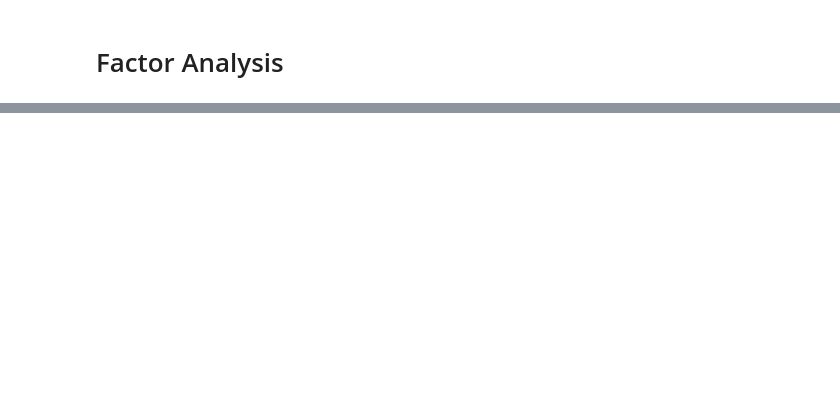
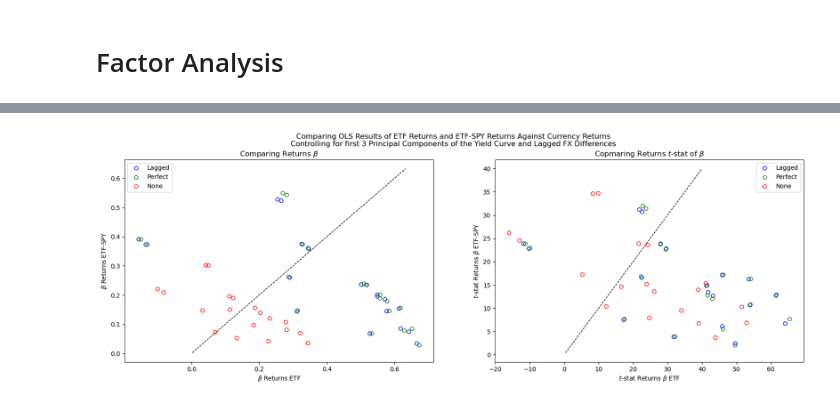
Before and after one commit to diegodalvarez/FXEquitySpillover, a Jupyter notebook: notebook/1FactorModel.ipynb, the cells around one changed output, grey strips where cells are left out. Saved outputs shown, nothing was run; the diff lists cells and outputs as text; code cells hidden in the pictures; blank space fills up the shorter version.

```diff
--- a/notebook/1FactorModel.ipynb
+++ b/notebook/1FactorModel.ipynb
@@ -411,0 +326,67 @@ plt.show()
+# %%
+df_pca_params = FactorExposure().get_ols_params(pca_models)
+# %%
+plot_renamer = {
+    "param_val": r"Comparing Returns $\beta$",
+    "tvalue"   : r"Copmaring Returns $t$-stat of $\beta$"}
+
+x_renamer = {
+    "param_val": r"$\beta$ Returns ETF",
+    "tvalue"   : r"$t$-stat Returns $\beta$ ETF"}
+
+y_renamer = {
+    "param_val": r"$\beta$ Returns ETF-SPY",
+    "tvalue"   : r"$t$-stat Returns $\beta$ ETF-SPY"}
+# %%
+df_tmp = (df_pca_params
+    .loc[lambda x: x.param_name.isin(["etf_rtn", "spread"])]
+    .assign(ending = lambda x: x.group_var.str.split("-").str[-1]))
+
+endings   = df_tmp.ending.drop_duplicates().sort_values().to_list()
+params    = ["param_val", "tvalue"]
+colors    = ["blue", "green", "red"]
+fig, axes = plt.subplots(ncols = len(params), figsize = (20,6))
+
+for param, ax in zip(params, axes.flatten()):
+
+    for ending, color in zip(endings, colors):
+
+        df_plot = (df_tmp
+            .loc[lambda x: x.ending == ending]
+            .rename(columns = {"param_name": ""})
+            .pivot(index = "group_var", columns = "", values = param))
+
+        (ax.scatter(
+            x          = df_plot.etf_rtn,
+            y          = df_plot.spread,
+            facecolors = "none",
+            edgecolors = color,
+            label      = RENAMER[ending]))
+
+    xlim = ax.get_xlim()
+    ylim = ax.get_ylim()
+
+    # Range where y = x is actually inside both axes
+    lower = max(xlim[0] * 0.9, ylim[0] * 1.1)
+    upper = min(xlim[1] * 0.9, ylim[1] * 1.1)
+
+    x = np.linspace(lower, upper, 500)
+
+    ax.plot(
+        x,
+        x,
+        color="black",
+        linestyle="--",
+        linewidth=1,
+        zorder=1)
+
+
+    ax.set_xlabel(x_renamer[param])
+    ax.set_ylabel(y_renamer[param])
+    ax.set_title(plot_renamer[param])
+    ax.legend()
+
+fig.suptitle("Comparing OLS Results of ETF Returns and ETF-SPY Returns Against Currency Returns\nControlling for first 3 Principal Components of the Yield Curve and Lagged FX Differences\n\n")
+plt.show()
+# %% [output]
+[figure, added]
```
Also changed, not shown: parts of 50 cells of this notebook, 3 other files.
